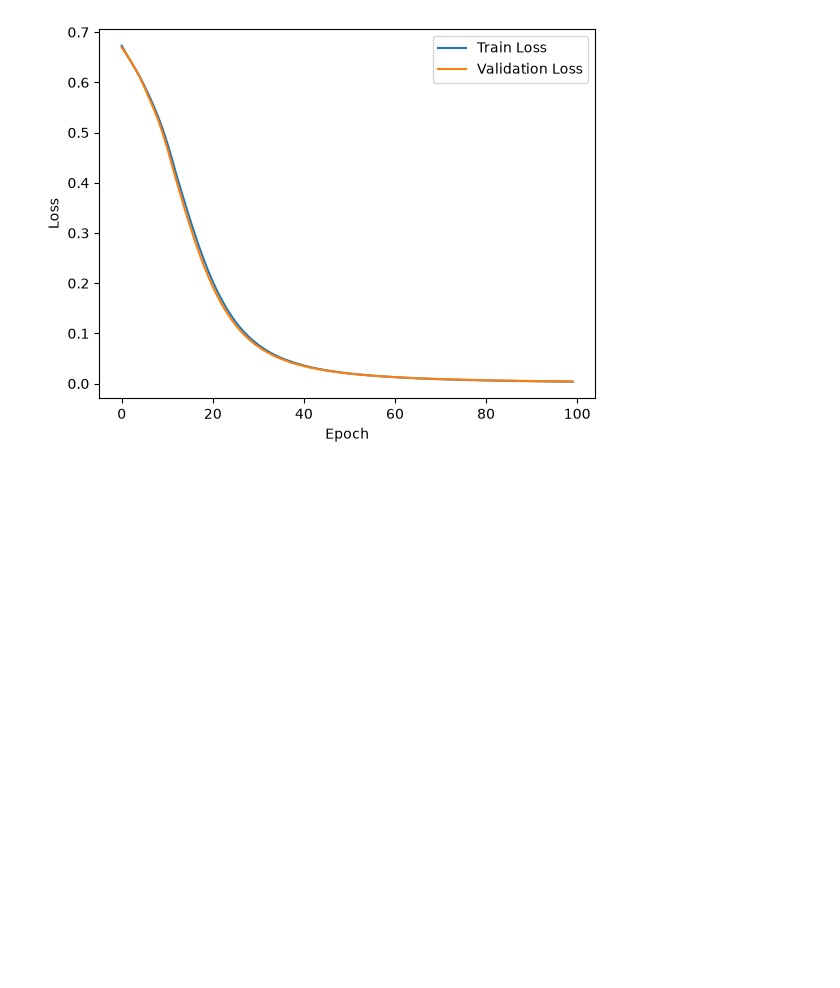
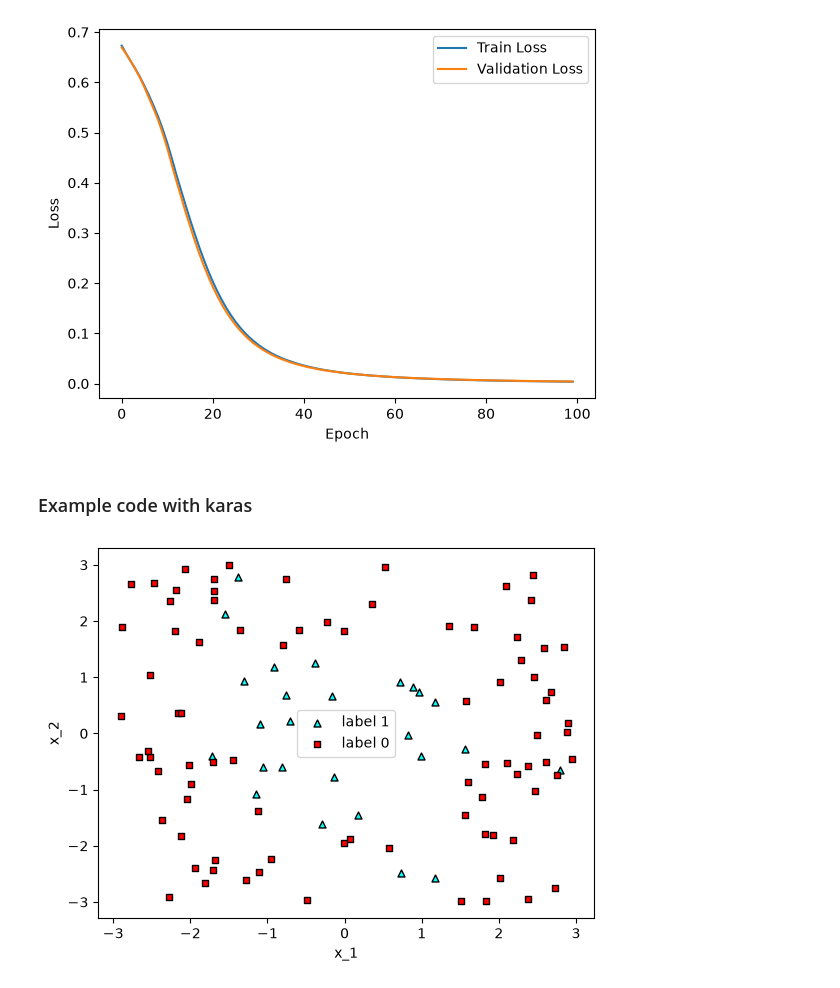
Before and after one commit to coder-fishing/TrainingAI, a Jupyter notebook: Phase_1/week_5/theory.ipynb, the cells around one changed output. Saved outputs shown, nothing was run; the diff lists cells and outputs as text; code cells hidden in the pictures; blank space fills up the shorter version.

```diff
--- a/Phase_1/week_5/theory.ipynb
+++ b/Phase_1/week_5/theory.ipynb
@@ -230,3 +230,5 @@ plt.legend()
 plt.show()
 # %% [output]
 [figure]
+# %% [markdown]
+### Example code with karas
@@ -232,0 +291,9 @@ plt.show()
+# %%
+# IMPORTANT: ONLY RUN THIS CELL IF YOU HAVE CLONED THE REPO
+df = pd.read_csv('one_circle.csv', index_col=0)
+# %%
+x = np.array(df[['x_1', 'x_2']])
+y = np.array(df['y']).astype(int)
+plot_points(x,y)
+# %% [output]
+[figure, added]
```
Also changed, not shown: parts of 14 cells of this notebook, 2 other files.
